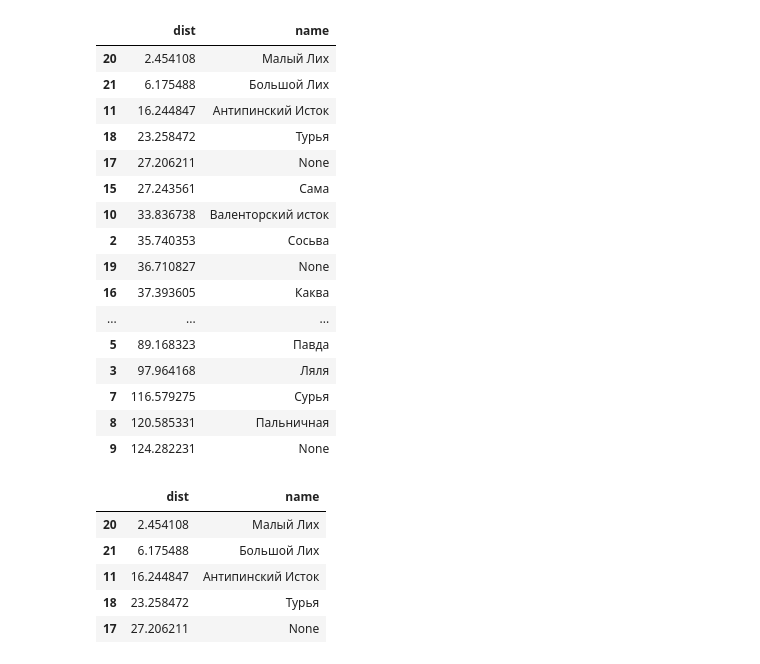
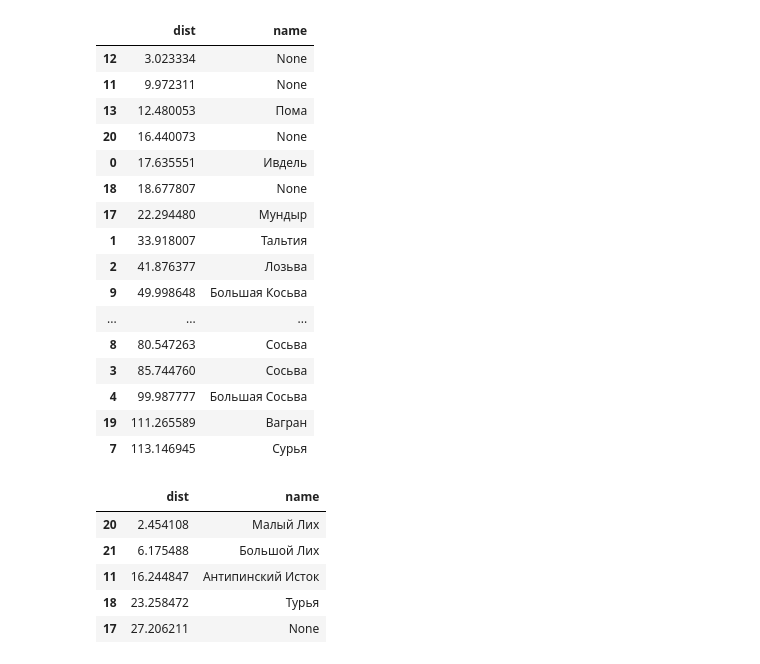
Before and after one commit to svkov/rosatom-final, a Jupyter notebook: 02-open-street-map.ipynb, the cells around one changed output. Saved outputs shown, nothing was run; the diff lists cells and outputs as text; code cells hidden in the pictures.

```diff
--- a/02-open-street-map.ipynb
+++ b/02-open-street-map.ipynb
@@ -50,30 +50,30 @@ def find_nearest_objects_df(lat, lon):
 # %%
 import overpy
 
 api = overpy.Overpass()
 
-lat = 60.0
+lat = 61.0
 lon = 60.0
 
 find_nearest_objects_df(lat, lon)
 # %% [output]
 |  | dist | name |
-| 20 | 2.454108 | Малый Лих |
-| 21 | 6.175488 | Большой Лих |
-| 11 | 16.244847 | Антипинский Исток |
-| 18 | 23.258472 | Турья |
-| 17 | 27.206211 | None |
-| 15 | 27.243561 | Сама |
-| 10 | 33.836738 | Валенторский исток |
-| 2 | 35.740353 | Сосьва |
-| 19 | 36.710827 | None |
-| 16 | 37.393605 | Каква |
+| 12 | 3.023334 | None |
+| 11 | 9.972311 | None |
+| 13 | 12.480053 | Пома |
+| 20 | 16.440073 | None |
+| 0 | 17.635551 | Ивдель |
+| 18 | 18.677807 | None |
+| 17 | 22.294480 | Мундыр |
+| 1 | 33.918007 | Тальтия |
+| 2 | 41.876377 | Лозьва |
+| 9 | 49.998648 | Большая Косьва |
 | ... | ... | ... |
-| 5 | 89.168323 | Павда |
-| 3 | 97.964168 | Ляля |
-| 7 | 116.579275 | Сурья |
-| 8 | 120.585331 | Пальничная |
-| 9 | 124.282231 | None |
+| 8 | 80.547263 | Сосьва |
+| 3 | 85.744760 | Сосьва |
+| 4 | 99.987777 | Большая Сосьва |
+| 19 | 111.265589 | Вагран |
+| 7 | 113.146945 | Сурья |
 # %%
 # %% [output]
 |  | dist | name |
```
Also changed, not shown: 6 other files.
